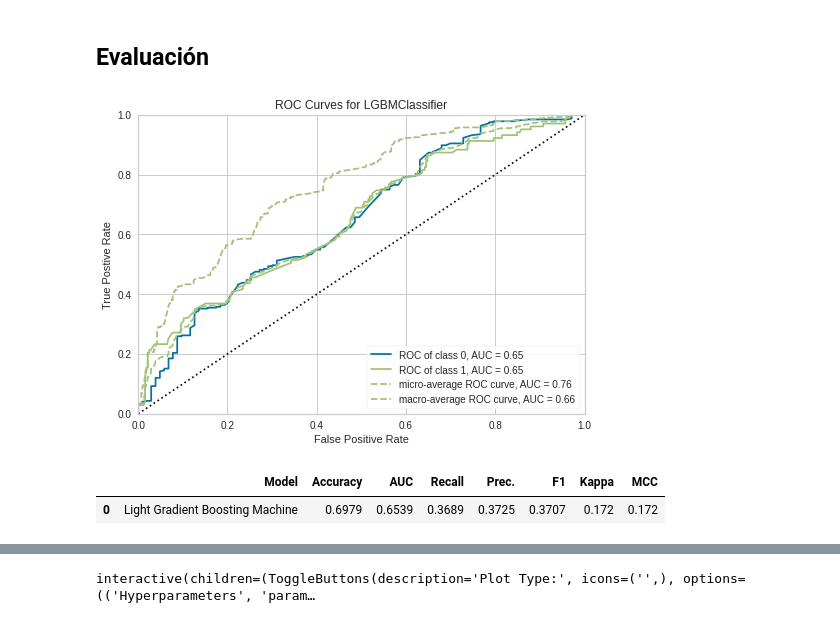
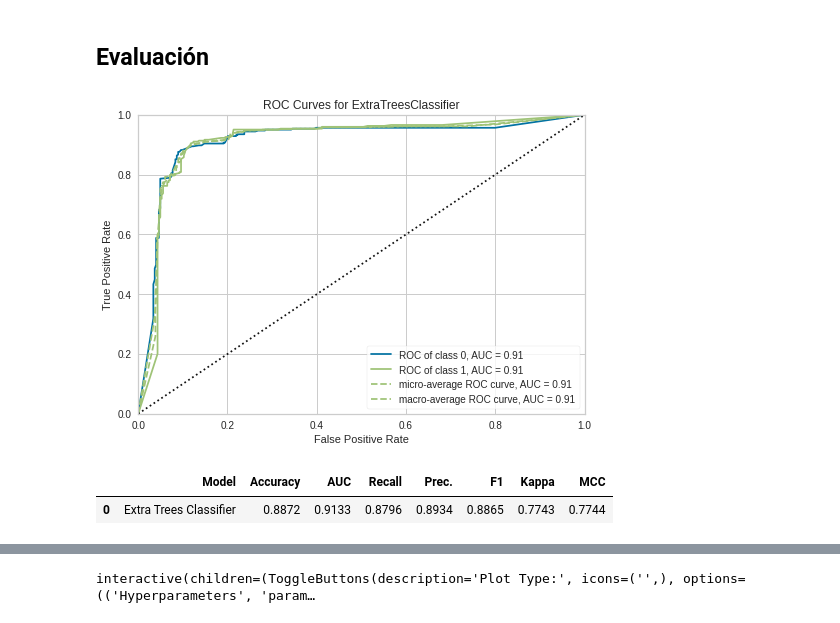
Before and after one commit to PabloBrenesA97/PMO_ML, a Jupyter notebook: PMO.ipynb, the cells around one changed output, grey strips where cells are left out. Cells and saved outputs as stored; diff of their text form; code cells hidden in the pictures.

Commit message:
refactor: change model idea

```diff
--- a/PMO.ipynb
+++ b/PMO.ipynb
@@ -572,5 +511,5 @@ Esta función inicializa el entorno en pycaret y crea la canalización de transf
 # %%
 # Comparación entre diferentes modelos clasificatorios
-compare_models()
+best = compare_models()
 # %% [output]
 |  | Model | Accuracy | AUC | Recall | Prec. | F1 | Kappa | MCC | TT (Sec) |
@@ -622,0 +540,2 @@ lightgbm = create_model('lightgbm')
+# %%
+et = create_model(best)
@@ -623,15 +556,15 @@ lightgbm = create_model('lightgbm')
 # %% [markdown]
 ## Evaluación
 # %%
-plot_model(lightgbm)
+plot_model(et)
 # %% [output]
-[figure, old version]
+[figure, new version]
 # %%
 # Validar la predicción con datos de prueba
-df_prediction = predict_model(lightgbm)
+df_prediction = predict_model(et)
 # %% [output]
 |  | Model | Accuracy | AUC | Recall | Prec. | F1 | Kappa | MCC |
-| 0 | Light Gradient Boosting Machine | 0.6979 | 0.6539 | 0.3689 | 0.3725 | 0.3707 | 0.172 | 0.172 |
+| 0 | Extra Trees Classifier | 0.8872 | 0.9133 | 0.8796 | 0.8934 | 0.8865 | 0.7743 | 0.7744 |
 # %%
 df_prediction.head()
 # %% [output]
```
Also changed, not shown: parts of 60 cells of this notebook, 8 other files.
